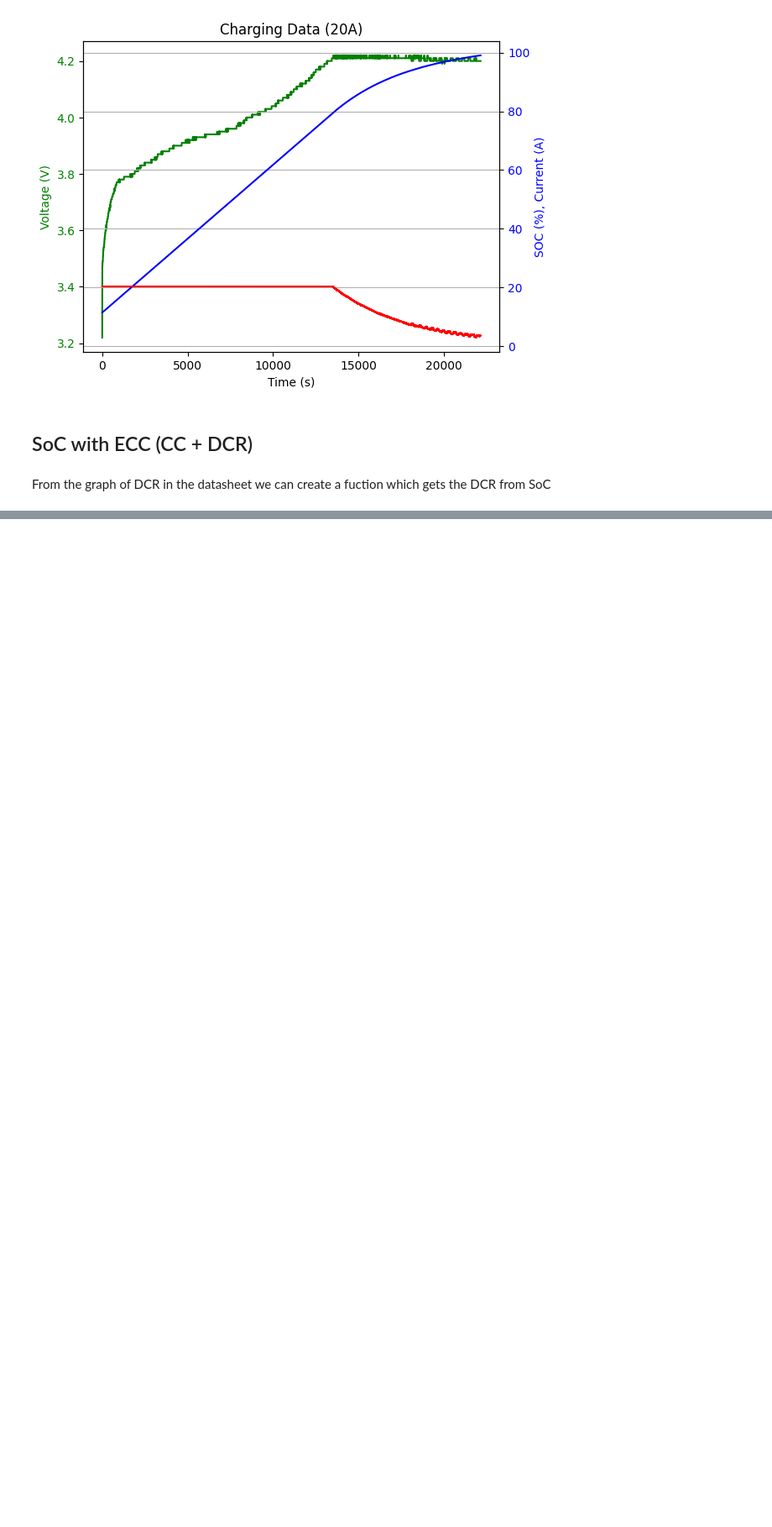
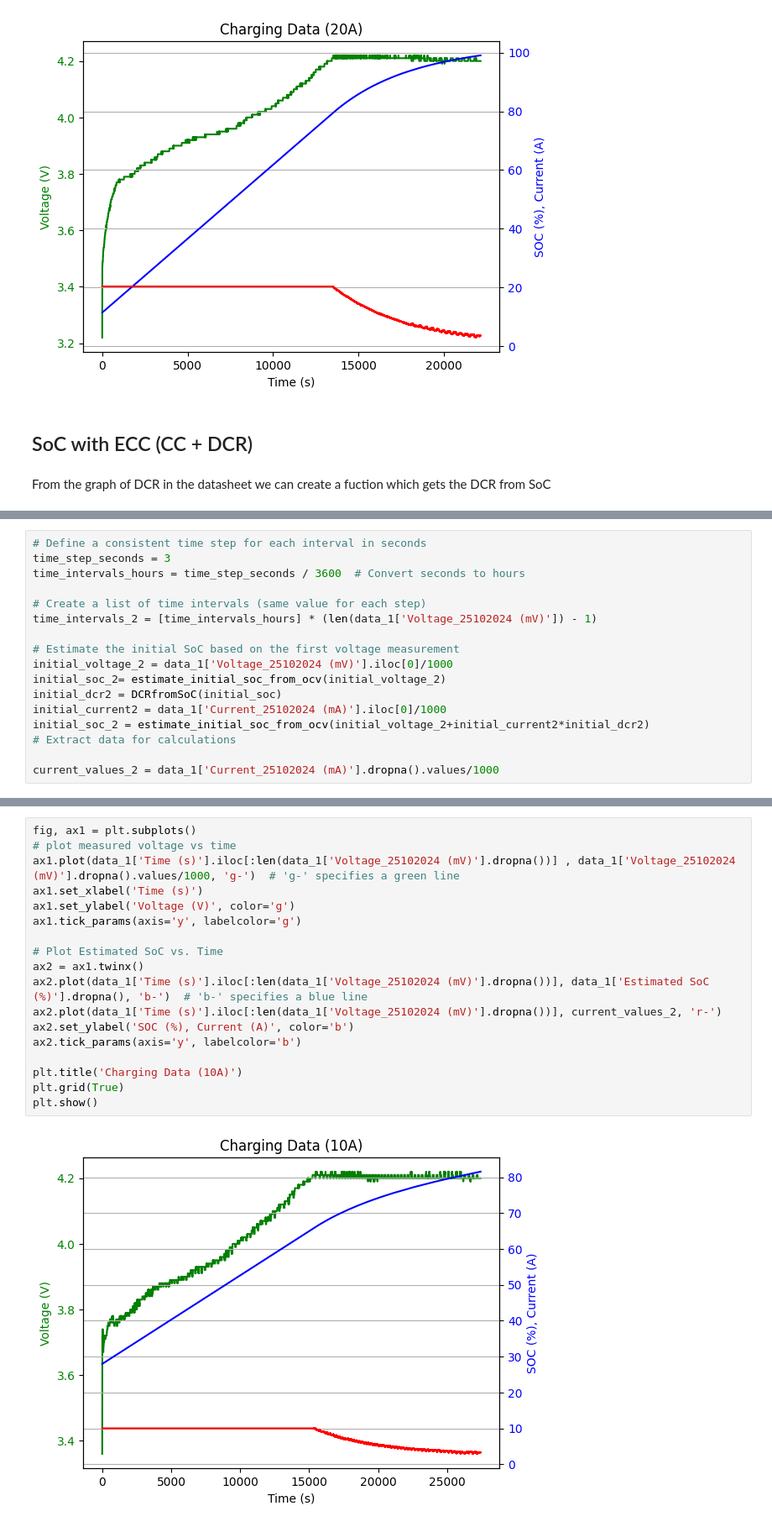
Before and after one commit to itbdelaboprogramming/BMS, a Jupyter notebook: Project_N-ePower/SOC_20241116.ipynb, the cells around one changed output, grey strips where cells are left out. Shown at 84% size. Saved outputs shown, nothing was run; the diff lists cells and outputs as text; blank space fills up the shorter version.

```diff
--- a/Project N-ePower/SOC_20241116.ipynb
+++ b/Project_N-ePower/SOC_20241116.ipynb
@@ -435,0 +426,17 @@ Time_2 = data_1['Time (s)'].values
+# %%
+# Define a consistent time step for each interval in seconds
+time_step_seconds = 3
+time_intervals_hours = time_step_seconds / 3600  # Convert seconds to hours
+
+# Create a list of time intervals (same value for each step)
+time_intervals_2 = [time_intervals_hours] * (len(data_1['Voltage_25102024 (mV)']) - 1)
+
+# Estimate the initial SoC based on the first voltage measurement
+initial_voltage_2 = data_1['Voltage_25102024 (mV)'].iloc[0]/1000
+initial_soc_2= estimate_initial_soc_from_ocv(initial_voltage_2)
+initial_dcr2 = DCRfromSoC(initial_soc)
+initial_current2 = data_1['Current_25102024 (mA)'].iloc[0]/1000
+initial_soc_2 = estimate_initial_soc_from_ocv(initial_voltage_2+initial_current2*initial_dcr2)
+# Extract data for calculations
+
+current_values_2 = data_1['Current_25102024 (mA)'].dropna().values/1000
@@ -435,0 +452,20 @@ Time_2 = data_1['Time (s)'].values
+# %%
+fig, ax1 = plt.subplots()
+# plot measured voltage vs time
+ax1.plot(data_1['Time (s)'].iloc[:len(data_1['Voltage_25102024 (mV)'].dropna())] , data_1['Voltage_25102024 (mV)'].dropna().values/1000, 'g-')  # 'g-' specifies a green line
+ax1.set_xlabel('Time (s)')
+ax1.set_ylabel('Voltage (V)', color='g')
+ax1.tick_params(axis='y', labelcolor='g')
+
+# Plot Estimated SoC vs. Time
+ax2 = ax1.twinx()
+ax2.plot(data_1['Time (s)'].iloc[:len(data_1['Voltage_25102024 (mV)'].dropna())], data_1['Estimated SoC (%)'].dropna(), 'b-')  # 'b-' specifies a blue line
+ax2.plot(data_1['Time (s)'].iloc[:len(data_1['Voltage_25102024 (mV)'].dropna())], current_values_2, 'r-')
+ax2.set_ylabel('SOC (%), Current (A)', color='b')
+ax2.tick_params(axis='y', labelcolor='b')
+
+plt.title('Charging Data (10A)')
+plt.grid(True)
+plt.show()
+# %% [output]
+[figure, added]
```
Also changed, not shown: parts of 38 cells of this notebook, 9 other files.
